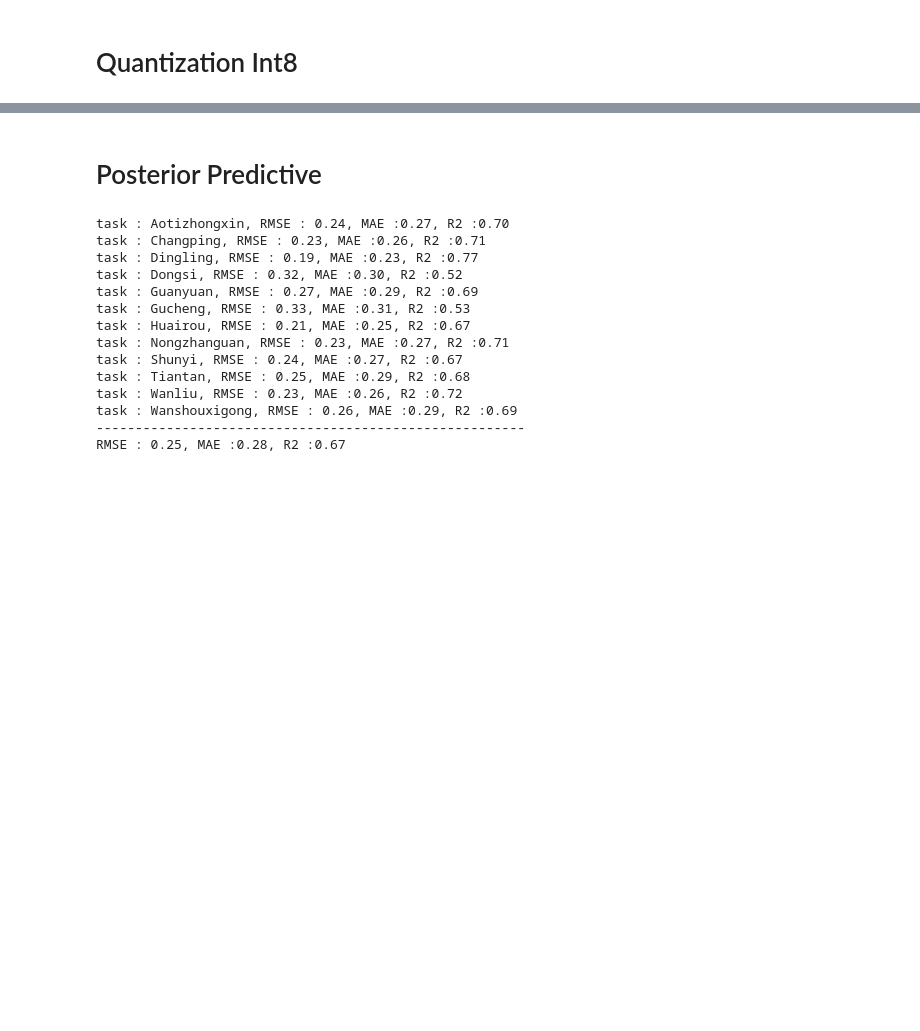
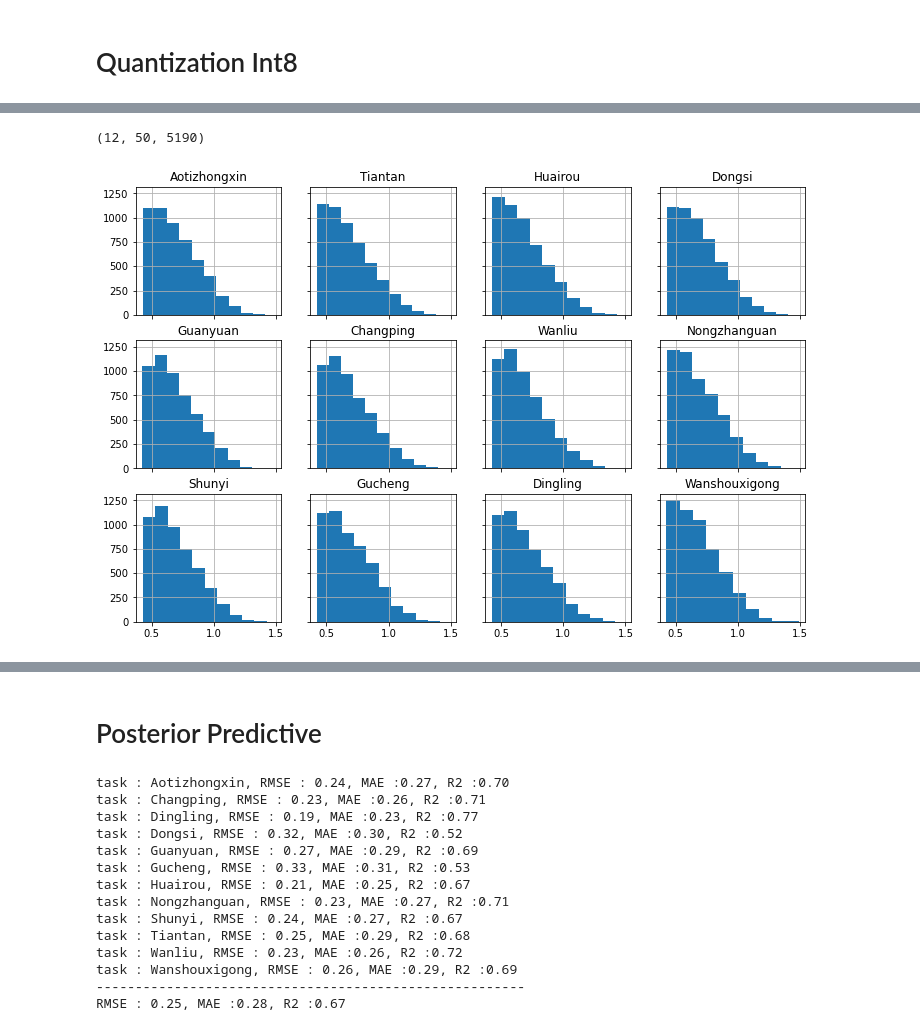
Before and after one commit to shernandez-ucm/trax, a Jupyter notebook: beijing_multi_site.ipynb, the cells around one changed output, grey strips where cells are left out. Cells and saved outputs as stored; diff of their text form; code cells hidden in the pictures; blank space fills up the shorter version.

```diff
--- a/beijing_multi_site.ipynb
+++ b/beijing_multi_site.ipynb
@@ -490,0 +457,2 @@ PyTreeDef({'params': {'Dense_0': {'bias': *, 'kernel': *}, 'LSTMCell_0': {'hf':
+# %%
+res=[q_samples_8[j][0,:] for j in range(schema.num_leaves)]
@@ -491,13 +471,40 @@ PyTreeDef({'params': {'Dense_0': {'bias': *, 'kernel': *}, 'LSTMCell_0': {'hf':
 # %%
-qgrad_list = list()
-for i in range(len(q_samples)):
-    grad=grad_log_post(q_samples[i], X_train_datasets,y_train_datasets)
-    qgrad_list.append(grad)
-
-qflat_grads=list()
+qflat_grads_8=list()
 for g in qgrad_list:
     flat_sample=reshaper(g)['params']
     flat_sample=(jax.tree_util.tree_flatten(flat_sample)[0])
     flat_sample=jnp.concatenate(flat_sample,axis=-1)
-    qflat_grads.append(flat_sample)
-qflat_grads=jnp.stack(qflat_grads,axis=1)
+    qflat_grads_8.append(flat_sample)
+qflat_grads_8=jnp.stack(qflat_grads,axis=1)
+# %%
+qflat_params=list()
+for s in q_samples_8_unflatten:
+    flat_sample=reshaper(s)['params']
+    flat_sample=(jax.tree_util.tree_flatten(flat_sample)[0])
+    flat_sample=jnp.concatenate(flat_sample,axis=-1)
+    qflat_params.append(flat_sample)
+qflat_params=jnp.stack(qflat_params,axis=1)
+# %%
+qflat_params.shape
+# %% [output]
+(12, 50, 5190)
+# %%
+qess_list=list()
+for g in qflat_params:
+    ess = effective_sample_size(g)
+    qess_list.append(ess)
+qess_list=jnp.stack(ess_list)
+# %%
+fig, ax = plt.subplots(3, 4, figsize=(12, 8), sharex=True, sharey=True)
+
+for i,ess in enumerate(qess_list):
+    j=i%3
+    k=i%4
+    ax[j,k].grid()
+    ax[j,k].hist(jnp.log10(ess))
+    ax[j,k].set_title(dataset_names[i])
+    #ax[j,k].set_ylabel("Expected Sample Size")
+    #ax.set_xlabel("$\Sigma$")
+plt.show()
+# %% [output]
+[figure, added]
```
Also changed, not shown: parts of 25 cells of this notebook, 1 other file.
